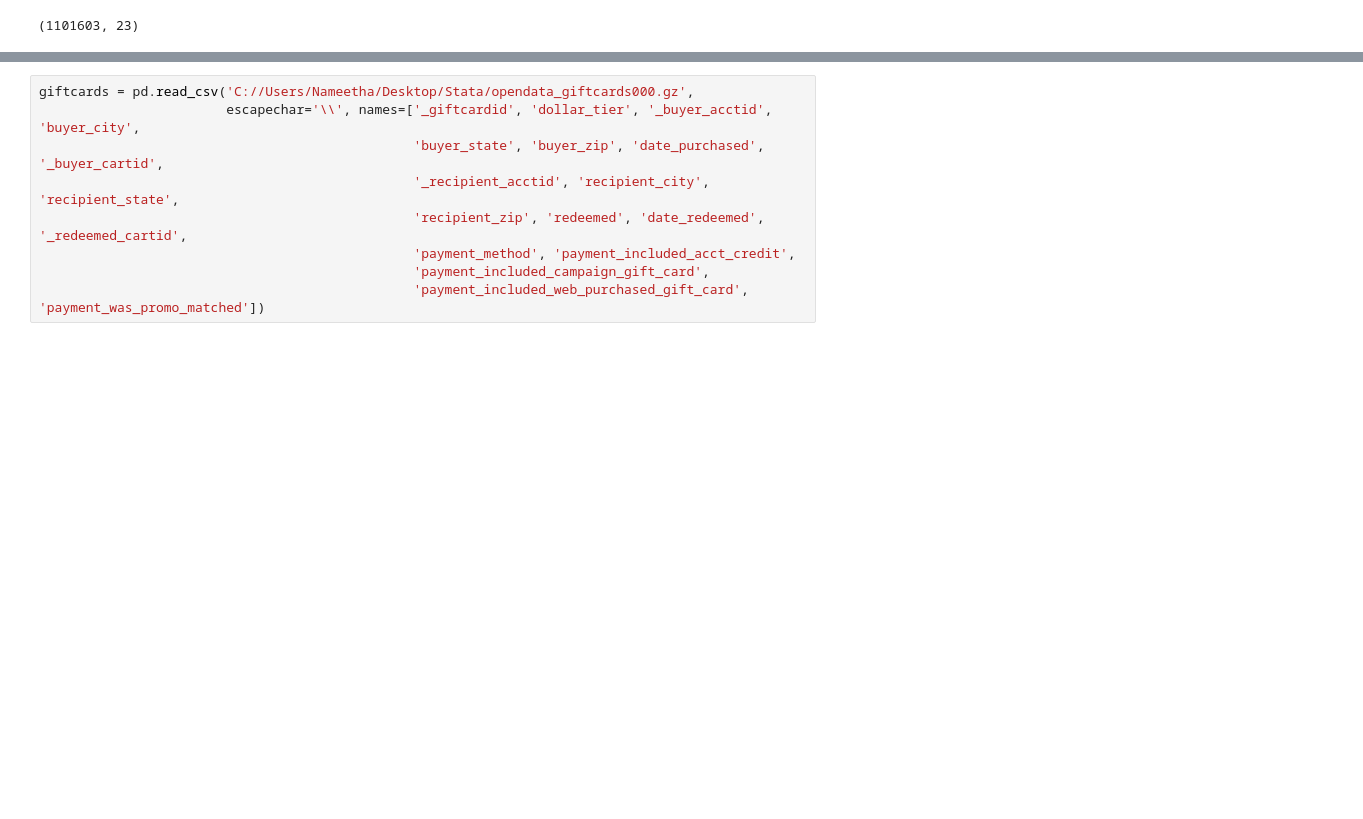
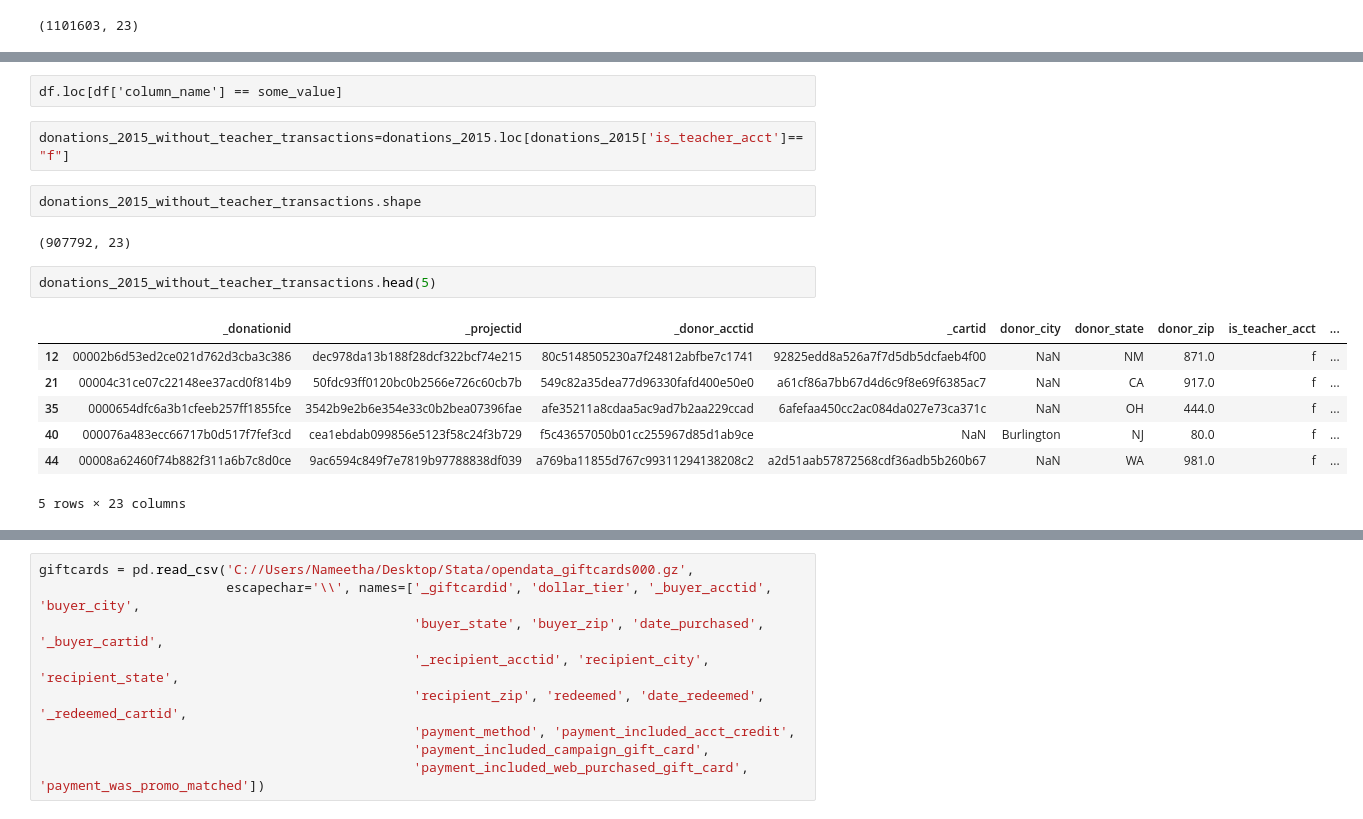
Before and after one commit to Nameetharamachandra/Donors_Project, a Jupyter notebook: data_transformation/Matching_Giftcard_data_with_donation_data.ipynb, the cells around one changed output, grey strips where cells are left out. Saved outputs shown, nothing was run; the diff lists cells and outputs as text; blank space fills up the shorter version.

```diff
--- a/data_transformation/Matching_Giftcard_data_with_donation_data.ipynb
+++ b/data_transformation/Matching_Giftcard_data_with_donation_data.ipynb
@@ -32,0 +53,18 @@ donations_2015.shape
+# %% [raw]
+df.loc[df['column_name'] == some_value]
+# %%
+donations_2015_without_teacher_transactions=donations_2015.loc[donations_2015['is_teacher_acct']=="f"]
+# %%
+donations_2015_without_teacher_transactions.shape
+# %% [output]
+(907792, 23)
+# %%
+donations_2015_without_teacher_transactions.head(5)
+# %% [output]
+|  | _donationid | _projectid | _donor_acctid | _cartid | donor_city | donor_state | donor_zip | is_teacher_acct | ... |
+| 12 | 00002b6d53ed2ce021d762d3cba3c386 | dec978da13b188f28dcf322bcf74e215 | 80c5148505230a7f24812abfbe7c1741 | 92825edd8a526a7f7d5db5dcfaeb4f00 | NaN | NM | 871.0 | f | ... |
+| 21 | 00004c31ce07c22148ee37acd0f814b9 | 50fdc93ff0120bc0b2566e726c60cb7b | 549c82a35dea77d96330fafd400e50e0 | a61cf86a7bb67d4d6c9f8e69f6385ac7 | NaN | CA | 917.0 | f | ... |
+| 35 | 0000654dfc6a3b1cfeeb257ff1855fce | 3542b9e2b6e354e33c0b2bea07396fae | afe35211a8cdaa5ac9ad7b2aa229ccad | 6afefaa450cc2ac084da027e73ca371c | NaN | OH | 444.0 | f | ... |
+| 40 | 000076a483ecc66717b0d517f7fef3cd | cea1ebdab099856e5123f58c24f3b729 | f5c43657050b01cc255967d85d1ab9ce | NaN | Burlington | NJ | 80.0 | f | ... |
+| 44 | 00008a62460f74b882f311a6b7c8d0ce | 9ac6594c849f7e7819b97788838df039 | a769ba11855d767c99311294138208c2 | a2d51aab57872568cdf36adb5b260b67 | NaN | WA | 981.0 | f | ... |
+5 rows × 23 columns
```
Also changed, not shown: parts of 16 cells of this notebook.
